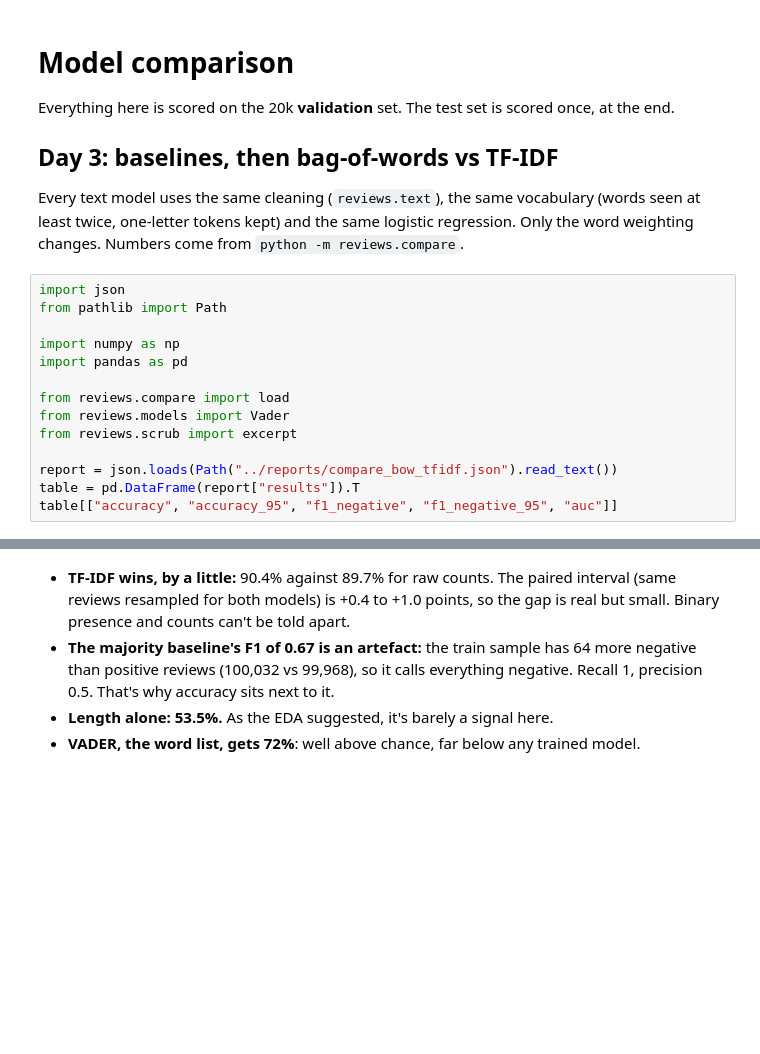
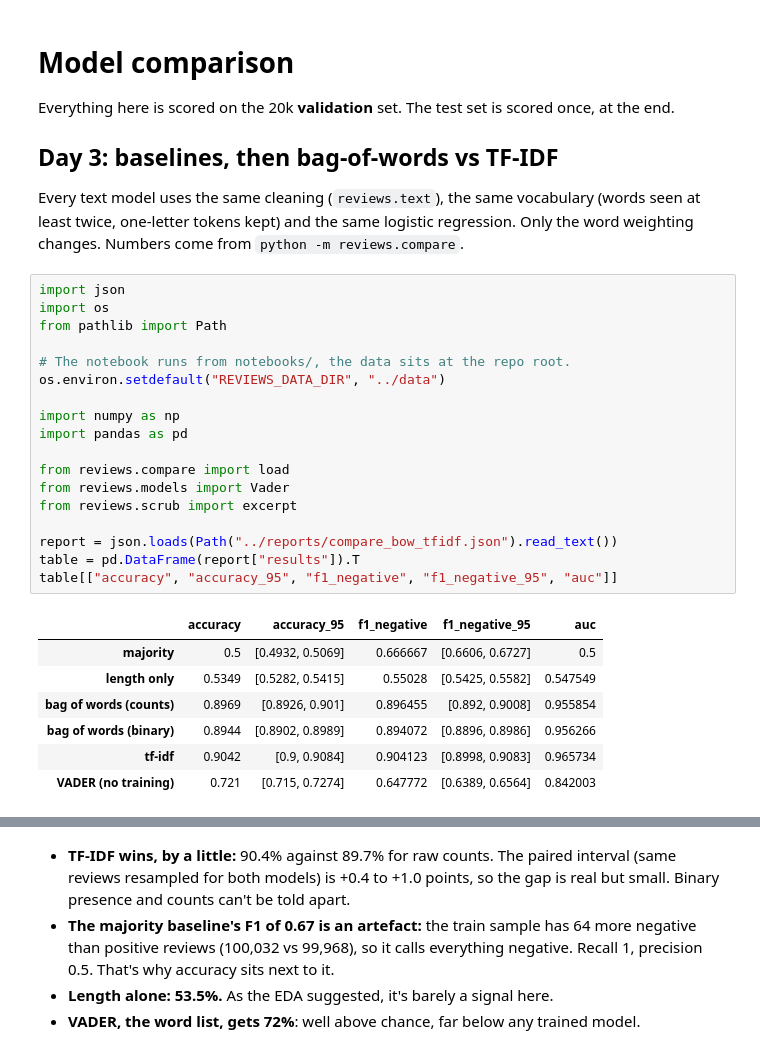
Before and after one commit to AnoushahWasif/review-sentiment-insights, a Jupyter notebook: notebooks/02_model_comparison.ipynb, the cells around one changed output, grey strips where cells are left out. Saved outputs shown, nothing was run; the diff lists cells and outputs as text; blank space fills up the shorter version.

```diff
--- a/notebooks/02_model_comparison.ipynb
+++ b/notebooks/02_model_comparison.ipynb
@@ -8,17 +8,29 @@ Everything here is scored on the 20k **validation** set. The test set is scored
 Every text model uses the same cleaning (`reviews.text`), the same vocabulary (words seen at least twice, one-letter tokens kept) and the same logistic regression. Only the word weighting changes. Numbers come from `python -m reviews.compare`.
 # %%
 import json
+import os
 from pathlib import Path
+
+# The notebook runs from notebooks/, the data sits at the repo root.
+os.environ.setdefault("REVIEWS_DATA_DIR", "../data")
 
 import numpy as np
 import pandas as pd
 
 from reviews.compare import load
 from reviews.models import Vader
 from reviews.scrub import excerpt
 
 report = json.loads(Path("../reports/compare_bow_tfidf.json").read_text())
 table = pd.DataFrame(report["results"]).T
 table[["accuracy", "accuracy_95", "f1_negative", "f1_negative_95", "auc"]]
+# %% [output]
+|  | accuracy | accuracy_95 | f1_negative | f1_negative_95 | auc |
+| majority | 0.5 | [0.4932, 0.5069] | 0.666667 | [0.6606, 0.6727] | 0.5 |
+| length only | 0.5349 | [0.5282, 0.5415] | 0.55028 | [0.5425, 0.5582] | 0.547549 |
+| bag of words (counts) | 0.8969 | [0.8926, 0.901] | 0.896455 | [0.892, 0.9008] | 0.955854 |
+| bag of words (binary) | 0.8944 | [0.8902, 0.8989] | 0.894072 | [0.8896, 0.8986] | 0.956266 |
+| tf-idf | 0.9042 | [0.9, 0.9084] | 0.904123 | [0.8998, 0.9083] | 0.965734 |
+| VADER (no training) | 0.721 | [0.715, 0.7274] | 0.647772 | [0.6389, 0.6564] | 0.842003 |
 # %%
 report["paired_accuracy_difference_95"]
```
Also changed, not shown: parts of 14 cells of this notebook, 10 other files.
